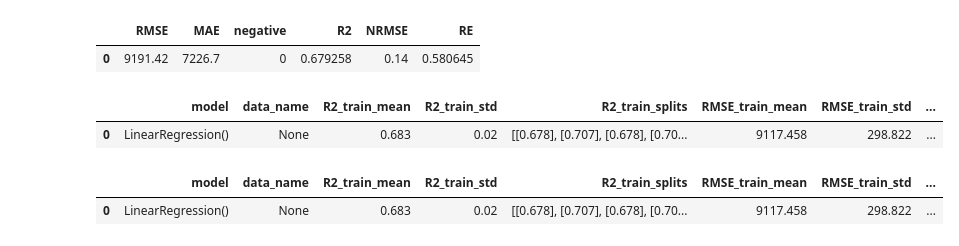
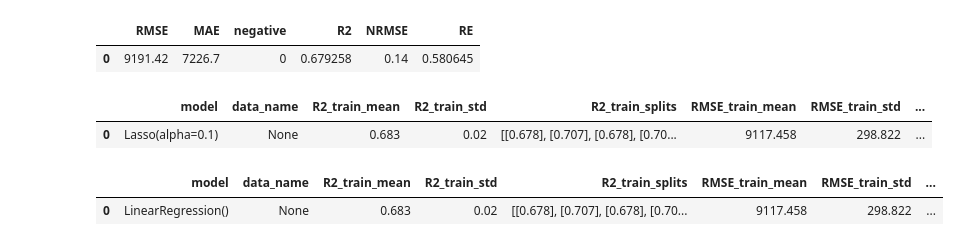
Before and after one commit to NazarovMichail/ds_nms, a Jupyter notebook: training_test.ipynb, the cells around one changed output. Cells and saved outputs as stored; diff of their text form; code cells hidden in the pictures.

```diff
--- a/training_test.ipynb
+++ b/training_test.ipynb
@@ -243,14 +245,14 @@ result_df
 | 0 | 9191.42 | 7226.7 | 0 | 0.679258 | 0.14 | 0.580645 |
 # %%
 trained_model, result_dict = model_train.train_cv(X=X_train_1, y=target_train_1,
-                                                  model=LinearRegression(),
+                                                  model=Lasso(alpha=0.1),
                                                   cv_type='loo',
-                                                  metric_best='MAE_val')
+                                                  metric_best='RMSE_val')
 
 pd.DataFrame([result_dict])
 # %% [output]
 |  | model | data_name | R2_train_mean | R2_train_std | R2_train_splits | RMSE_train_mean | RMSE_train_std | ... |
-| 0 | LinearRegression() | None | 0.683 | 0.02 | [[0.678], [0.707], [0.678], [0.70... | 9117.458 | 298.822 | ... |
+| 0 | Lasso(alpha=0.1) | None | 0.683 | 0.02 | [[0.678], [0.707], [0.678], [0.70... | 9117.458 | 298.822 | ... |
 # %%
 trained_model, result_dict = model_train.train_cv(X=X_train_1, y=target_train_1,
                                                   model=LinearRegression(),
```
Also changed, not shown: parts of 6 cells of this notebook, 3 other files.
